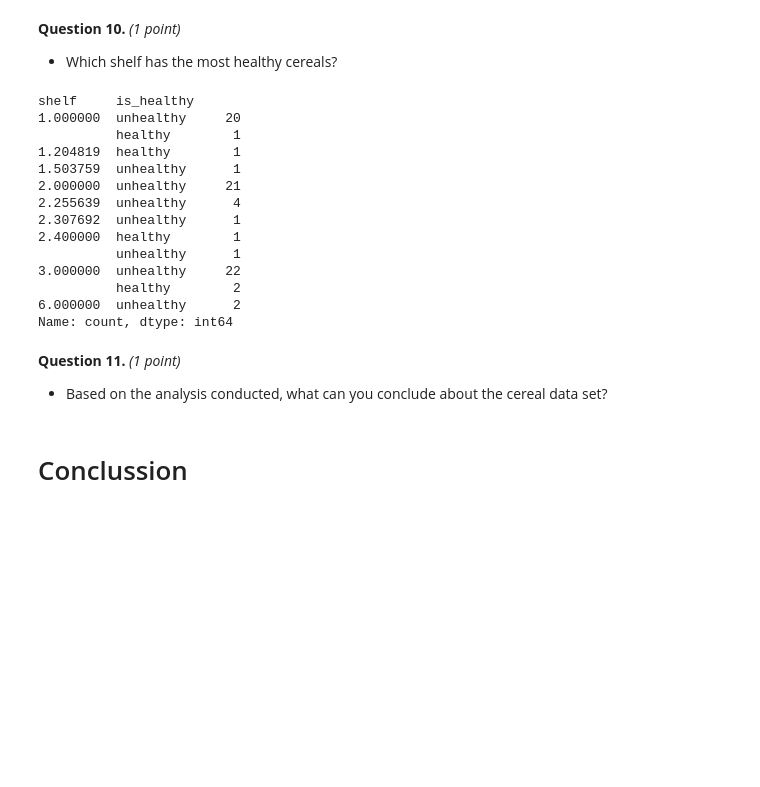
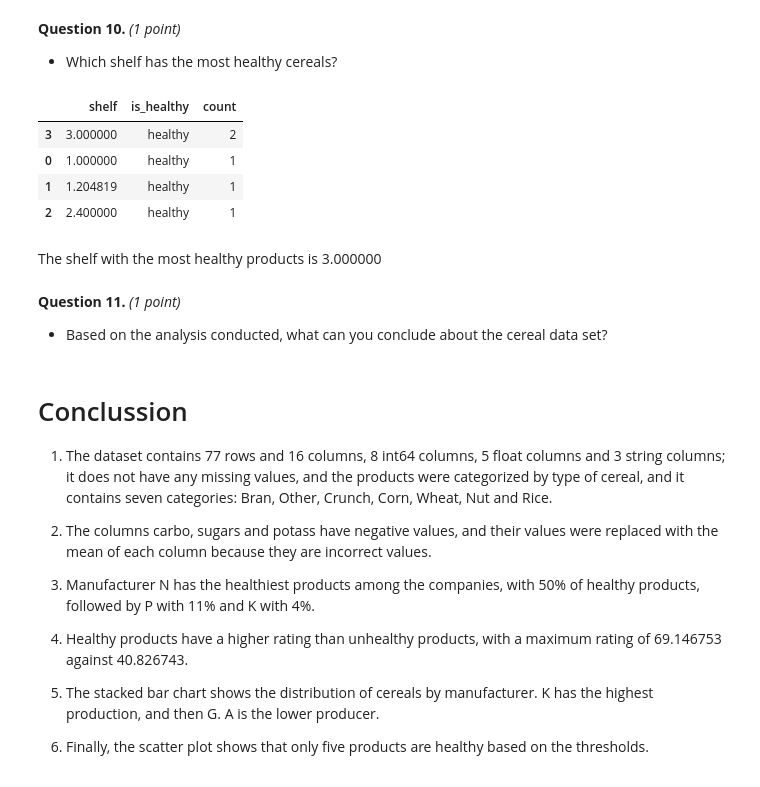
Before and after one commit to acorreal7/AML2103-2, a Jupyter notebook: Assignment 1/AML_DataViz_Assignment1.ipynb, the cells around one changed output. Saved outputs shown, nothing was run; the diff lists cells and outputs as text; code cells hidden in the pictures; blank space fills up the shorter version.

```diff
--- a/Assignment 1/AML_DataViz_Assignment1.ipynb
+++ b/Assignment 1/AML_DataViz_Assignment1.ipynb
@@ -381,24 +385,29 @@ plt.show();
 **Question 10.** _(1 point)_
 * Which shelf has the most healthy cereals?
 # %%
-df.groupby('shelf')['is_healthy'].value_counts()
+df[df['is_healthy'] == 'healthy'].groupby('shelf')['is_healthy'].value_counts().reset_index().sort_values(by='count', ascending=False)
 # %% [output]
-shelf     is_healthy
-1.000000  unhealthy     20
-          healthy        1
-1.204819  healthy        1
-1.503759  unhealthy      1
-2.000000  unhealthy     21
-2.255639  unhealthy      4
-2.307692  unhealthy      1
-2.400000  healthy        1
-          unhealthy      1
-3.000000  unhealthy     22
-          healthy        2
-6.000000  unhealthy      2
-Name: count, dtype: int64
+|  | shelf | is_healthy | count |
+| 3 | 3.000000 | healthy | 2 |
+| 0 | 1.000000 | healthy | 1 |
+| 1 | 1.204819 | healthy | 1 |
+| 2 | 2.400000 | healthy | 1 |
+# %% [markdown]
+The shelf with the most healthy products is 3.000000
 # %% [markdown]
 **Question 11.** _(1 point)_
 * Based on the analysis conducted, what can you conclude about the cereal data set?
-# %% [markdown]
-# Conclussion
+# %% [markdown]
+# Conclussion
+
+1. The dataset contains 77 rows and 16 columns, 8 int64 columns, 5 float columns and 3 string columns; it does not have any missing values, and the products were categorized by type of cereal, and it contains seven categories: Bran, Other, Crunch, Corn, Wheat, Nut and Rice.
+
+2. The columns carbo, sugars and potass have negative values, and their values were replaced with the mean of each column because they are incorrect values.
+
+3. Manufacturer N has the healthiest products among the companies, with 50% of healthy products, followed by P with 11% and K with 4%.
+
+4. Healthy products have a higher rating than unhealthy products, with a maximum rating of 69.146753 against 40.826743.
+
+5. The stacked bar chart shows the distribution of cereals by manufacturer. K has the highest production, and then G. A is the lower producer.
+
+6. Finally, the scatter plot shows that only five products are healthy based on the thresholds.
```
Also changed, not shown: parts of 5 cells of this notebook, 17 other files.
